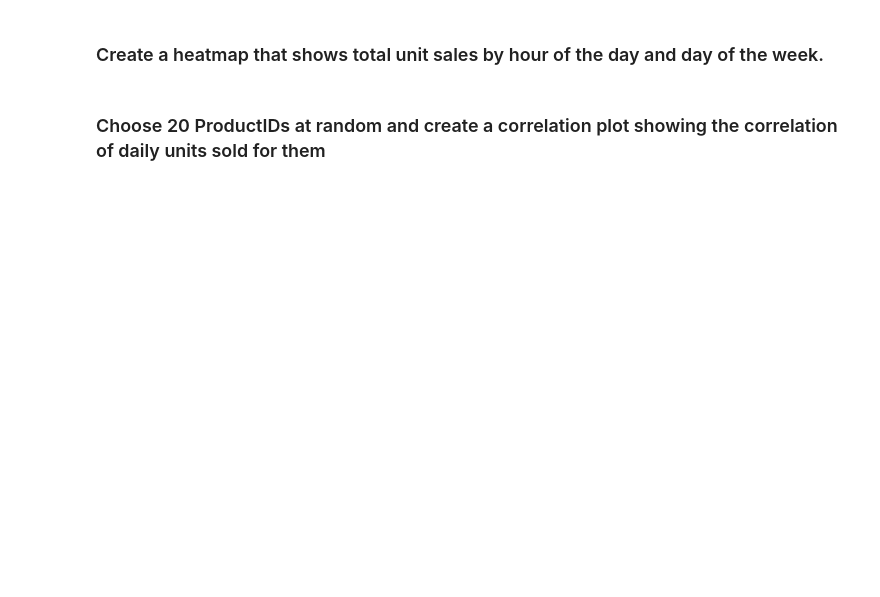
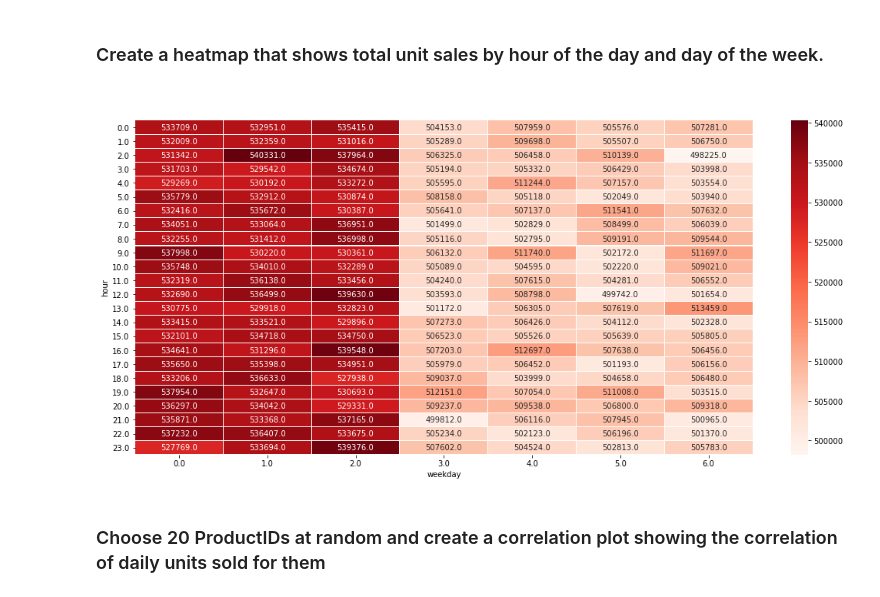
Before and after one commit to ssmcnatt/pair-work, a Jupyter notebook: week12/Time_Series_Day_2_Morning_Assignment.ipynb, the cells around one changed output. Saved outputs shown, nothing was run; the diff lists cells and outputs as text; code cells hidden in the pictures; blank space fills up the shorter version.

```diff
--- a/week12/Time_Series_Day_2_Morning_Assignment.ipynb
+++ b/week12/Time_Series_Day_2_Morning_Assignment.ipynb
@@ -111,6 +118,13 @@ def heatmap(df, length=8, width=18, title=""):
                      cmap='Reds', linewidths=.01)
 
     plt.title(title + "\n", fontsize=16)
+# %%
+sales_df['weekday'] = sales_df['SalesDate'].dt.weekday
+pivot = sales_df.pivot_table(values='Quantity', index='hour', columns='weekday', aggfunc='sum')
+# %%
+heatmap(pivot)
+# %% [output]
+[figure, added]
 # %% [markdown]
 ### Choose 20 ProductIDs at random and create a correlation plot showing the correlation of daily units sold for them
 # %%
```
Also changed, not shown: parts of 10 cells of this notebook, 2 other files.
